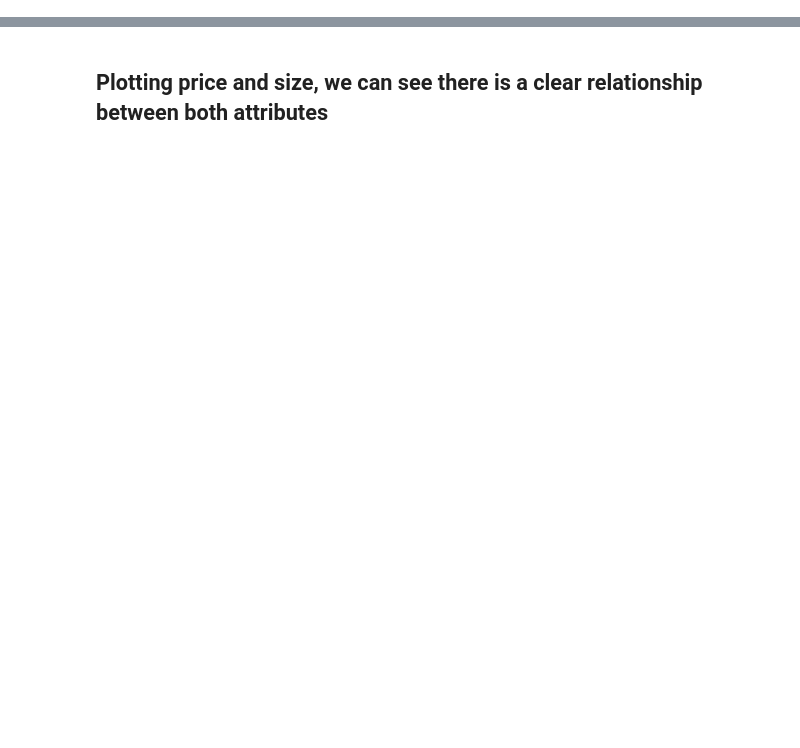
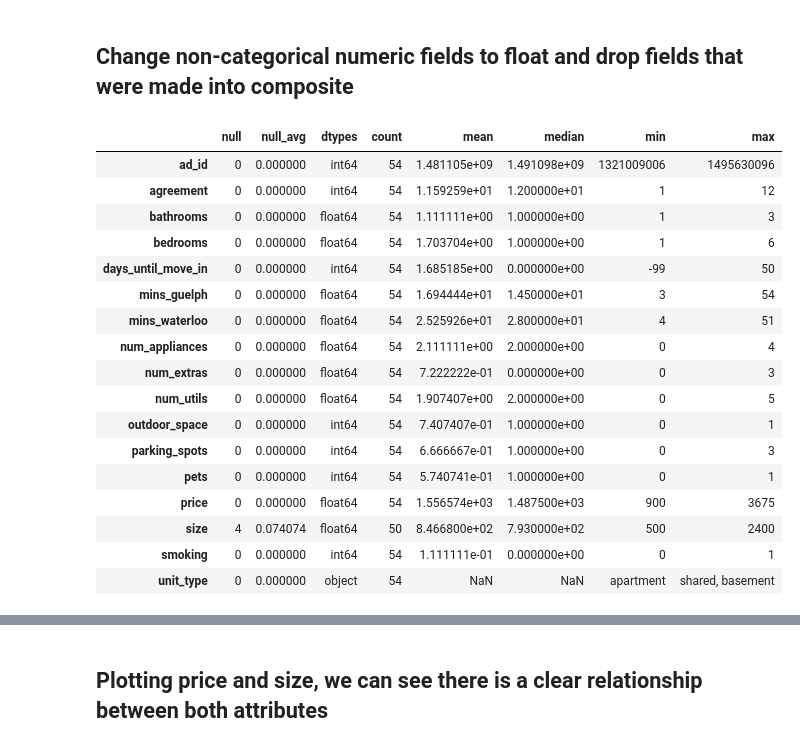
Before and after one commit to suarez96/apartment_regression, a Jupyter notebook: apartment.ipynb, the cells around one changed output, grey strips where cells are left out. Drawn from its saved outputs; the diff is of its cells as text; code cells hidden in the pictures; blank space fills up the shorter version.

```diff
--- a/apartment.ipynb
+++ b/apartment.ipynb
@@ -1,6 +1,7 @@
 # %%
 import pandas as pd
 import cufflinks as cf
+import sklearn
 from sklearn.linear_model import LinearRegression
 import numpy as np
 from sklearn.model_selection import train_test_split
@@ -12,8 +13,7 @@ TEST_SIZE = 0
 cf.go_offline()
 df = pd.DataFrame(pd.read_excel('apartments.xlsx'))
 display(df)
-df.drop(columns=['ad_id', 'furnished', 'move_in_date'], inplace=True)
-print(df.columns)
+df.drop(columns=['furnished', 'move_in_date'], inplace=True)
 # %% [output]
 |  | ad_id | unit_type | bedrooms | bathrooms | hydro | heat | water | internet | cable | num_utils | ... |
 | 0 | 1494496767 | basement | 1 | 1 | 1 | 1 | 1 | 1 | 0 | 4 | ... |
@@ -47,0 +42,15 @@ df.drop(columns=drop_columns).scatter_matrix()
+# %%
+def summary(df):
+    ret = {}
+    ret['null'] = df.isnull().sum()
+    ret['null_avg'] = df.isnull().mean()
+    ret['dtypes'] = df.dtypes
+    ret['count'] = df.count()
+    ret['mean'] = df.mean()
+    ret['median'] = df.median()
+    ret['min'] = df.min()
+    ret['max'] = df.max()
+    return pd.DataFrame(ret)
+
+display(summary(df))
+print(df.dtypes.value_counts())
@@ -47,0 +79,33 @@ df.drop(columns=drop_columns).scatter_matrix()
+# %% [markdown]
+## Change non-categorical numeric fields to float and drop fields that were made into composite
+# %%
+df = df.drop(columns = ['hydro', 'heat', 'water',
+                   'internet', 'cable', 'gym', 'pool', 'elevator',
+                   'Fridge', 'washer_drier', 'dishwasher', 'a_c'])
+
+change_int_to_float = ['bathrooms', 'bedrooms','num_appliances', 'num_extras','num_utils', 'mins_guelph', 'mins_waterloo',
+                      'price', 'size']
+
+for feat in change_int_to_float:
+    df[feat] = df[feat].astype('float64')
+
+display(summary(df))
+# %% [output]
+|  | null | null_avg | dtypes | count | mean | median | min | max |
+| ad_id | 0 | 0.000000 | int64 | 54 | 1.481105e+09 | 1.491098e+09 | 1321009006 | 1495630096 |
+| agreement | 0 | 0.000000 | int64 | 54 | 1.159259e+01 | 1.200000e+01 | 1 | 12 |
+| bathrooms | 0 | 0.000000 | float64 | 54 | 1.111111e+00 | 1.000000e+00 | 1 | 3 |
+| bedrooms | 0 | 0.000000 | float64 | 54 | 1.703704e+00 | 1.000000e+00 | 1 | 6 |
+| days_until_move_in | 0 | 0.000000 | int64 | 54 | 1.685185e+00 | 0.000000e+00 | -99 | 50 |
+| mins_guelph | 0 | 0.000000 | float64 | 54 | 1.694444e+01 | 1.450000e+01 | 3 | 54 |
+| mins_waterloo | 0 | 0.000000 | float64 | 54 | 2.525926e+01 | 2.800000e+01 | 4 | 51 |
+| num_appliances | 0 | 0.000000 | float64 | 54 | 2.111111e+00 | 2.000000e+00 | 0 | 4 |
+| num_extras | 0 | 0.000000 | float64 | 54 | 7.222222e-01 | 0.000000e+00 | 0 | 3 |
+| num_utils | 0 | 0.000000 | float64 | 54 | 1.907407e+00 | 2.000000e+00 | 0 | 5 |
+| outdoor_space | 0 | 0.000000 | int64 | 54 | 7.407407e-01 | 1.000000e+00 | 0 | 1 |
+| parking_spots | 0 | 0.000000 | int64 | 54 | 6.666667e-01 | 1.000000e+00 | 0 | 3 |
+| pets | 0 | 0.000000 | int64 | 54 | 5.740741e-01 | 1.000000e+00 | 0 | 1 |
+| price | 0 | 0.000000 | float64 | 54 | 1.556574e+03 | 1.487500e+03 | 900 | 3675 |
+| size | 4 | 0.074074 | float64 | 50 | 8.466800e+02 | 7.930000e+02 | 500 | 2400 |
+| smoking | 0 | 0.000000 | int64 | 54 | 1.111111e-01 | 0.000000e+00 | 0 | 1 |
+| unit_type | 0 | 0.000000 | object | 54 | NaN | NaN | apartment | shared, basement |
```
Also changed, not shown: parts of 19 cells of this notebook.
